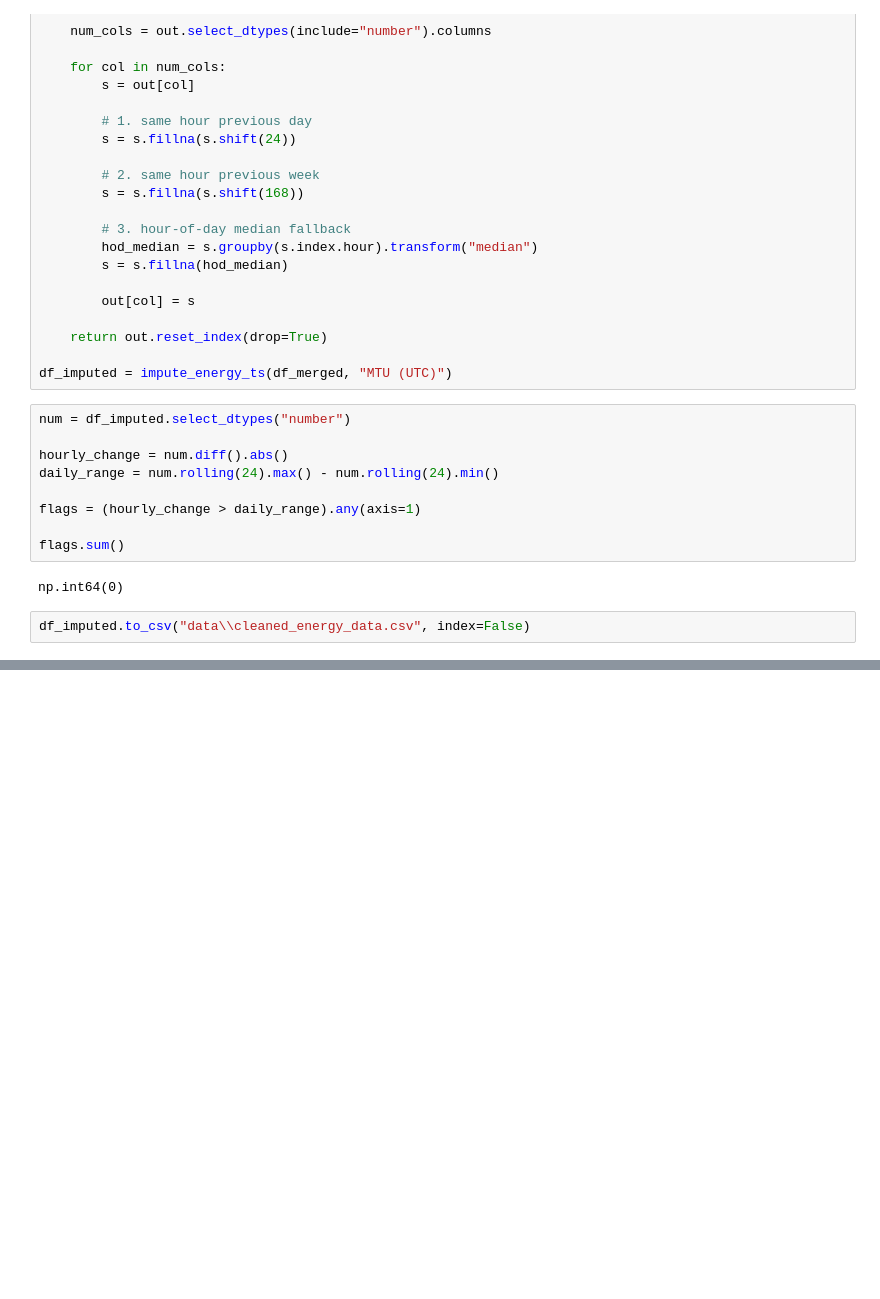
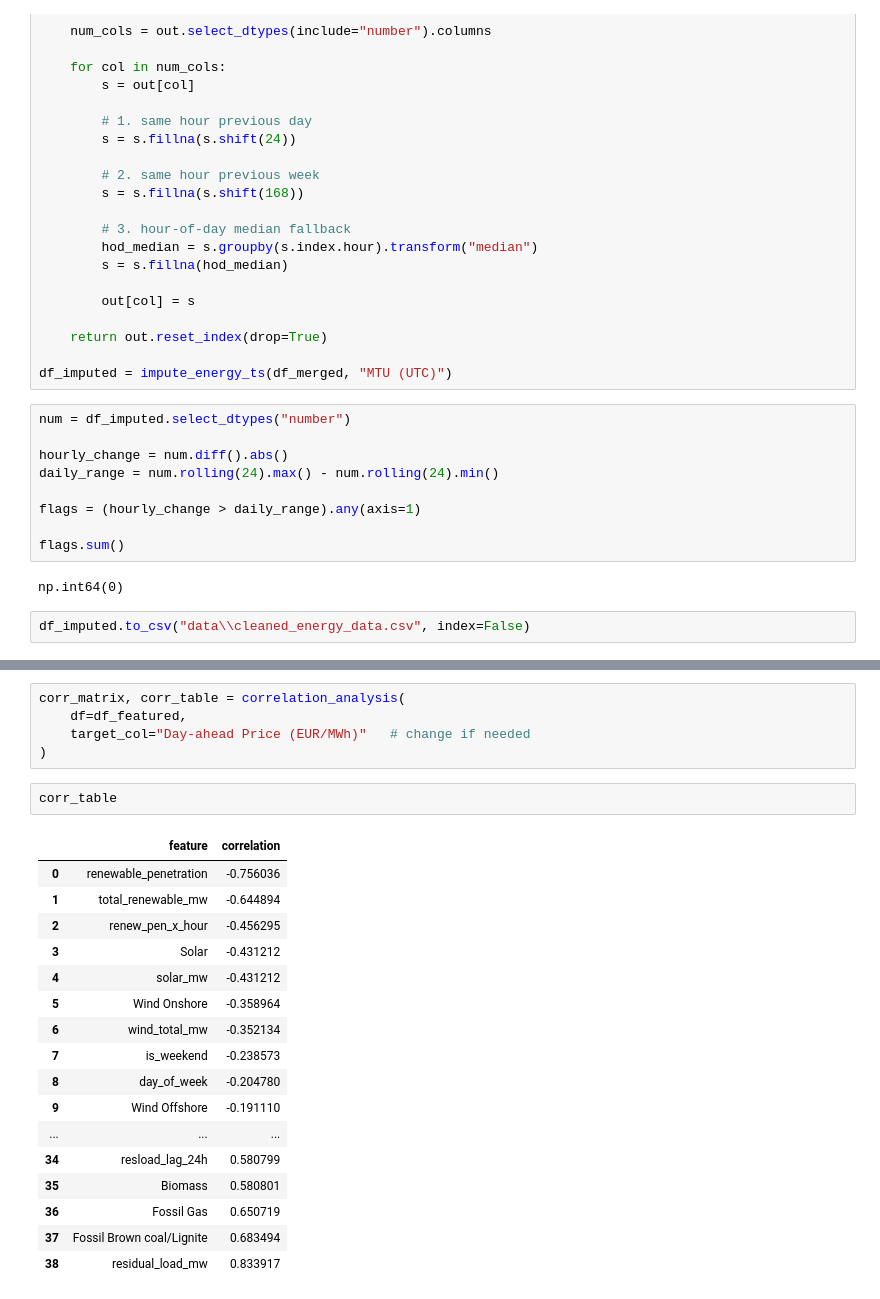
Before and after one commit to Nikshay-Jain/eu-power-fair-value, a Jupyter notebook: nb.ipynb, the cells around one changed output, grey strips where cells are left out. Saved outputs shown, nothing was run; the diff lists cells and outputs as text; blank space fills up the shorter version.

```diff
--- a/nb.ipynb
+++ b/nb.ipynb
@@ -681,0 +898,25 @@ df_imputed.to_csv("data\\cleaned_energy_data.csv", index=False)
+# %%
+corr_matrix, corr_table = correlation_analysis(
+    df=df_featured,
+    target_col="Day-ahead Price (EUR/MWh)"   # change if needed
+)
+# %%
+corr_table
+# %% [output]
+|  | feature | correlation |
+| 0 | renewable_penetration | -0.756036 |
+| 1 | total_renewable_mw | -0.644894 |
+| 2 | renew_pen_x_hour | -0.456295 |
+| 3 | Solar | -0.431212 |
+| 4 | solar_mw | -0.431212 |
+| 5 | Wind Onshore | -0.358964 |
+| 6 | wind_total_mw | -0.352134 |
+| 7 | is_weekend | -0.238573 |
+| 8 | day_of_week | -0.204780 |
+| 9 | Wind Offshore | -0.191110 |
+| ... | ... | ... |
+| 34 | resload_lag_24h | 0.580799 |
+| 35 | Biomass | 0.580801 |
+| 36 | Fossil Gas | 0.650719 |
+| 37 | Fossil Brown coal/Lignite | 0.683494 |
+| 38 | residual_load_mw | 0.833917 |
```
Also changed, not shown: parts of 9 cells of this notebook, 5 other files.
